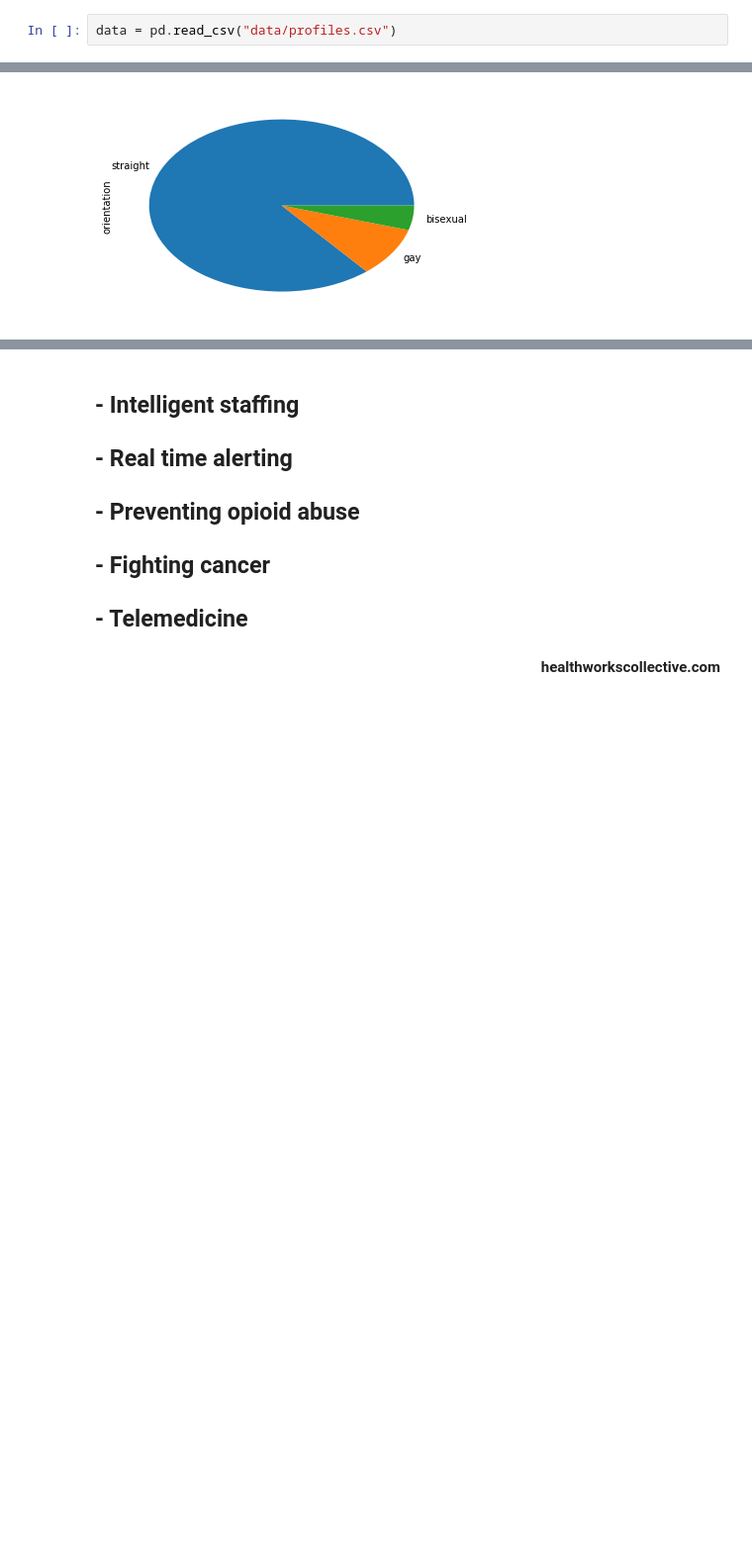
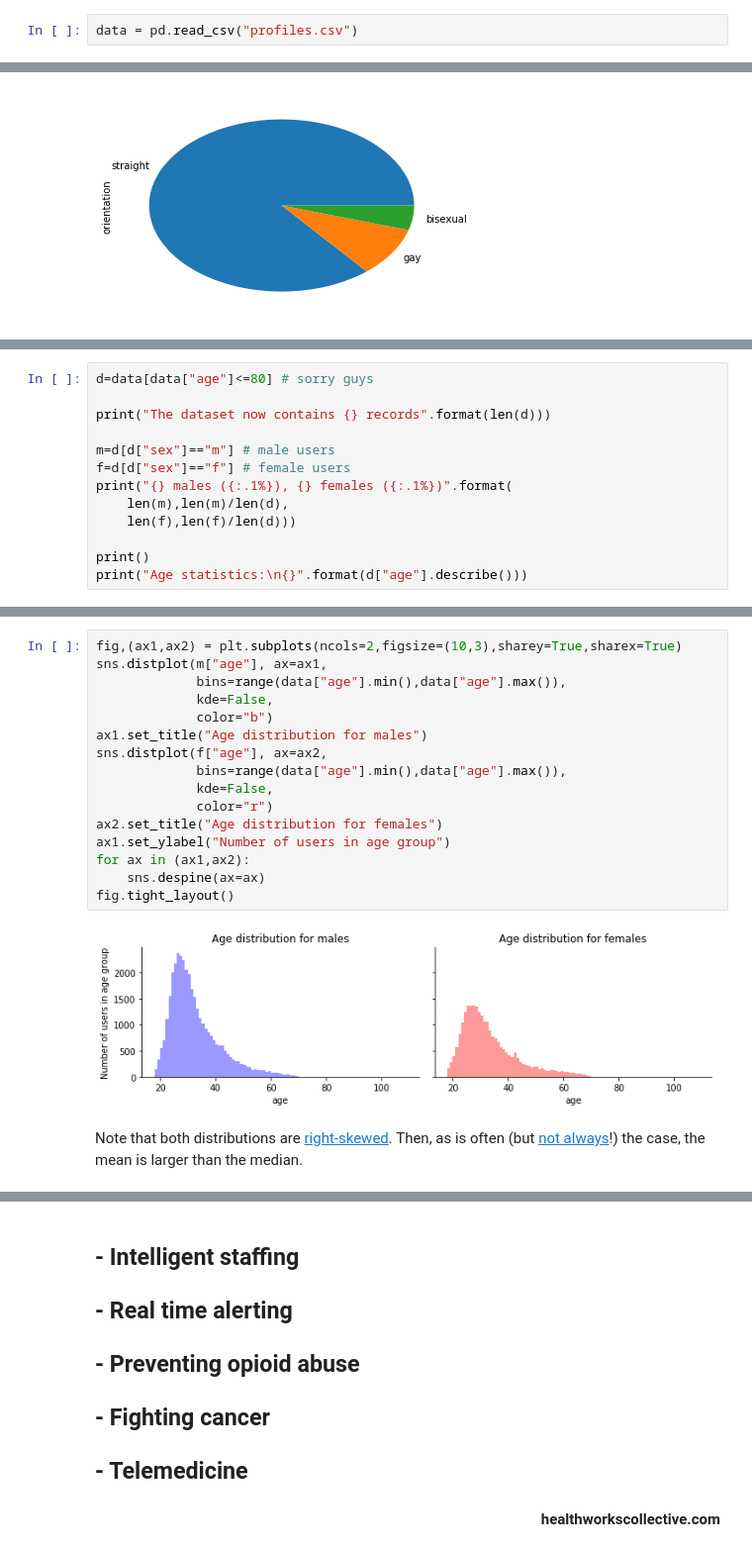
Before and after one commit to marcoag/hacking-online-dating, a Jupyter notebook: Data Science Workshop - Upcode Academy.ipynb, the cells around one changed output, grey strips where cells are left out. Shown at 99% size. Drawn from its saved outputs; the diff is of its cells as text; blank space fills up the shorter version.

```diff
--- a/Data Science Workshop - Upcode Academy.ipynb
+++ b/Data Science Workshop - Upcode Academy.ipynb
@@ -61,5 +278,5 @@ import pandas as pd
 # %%
-data = pd.read_csv("data/profiles.csv")
+data = pd.read_csv("profiles.csv")
 # %%
 data.tail()
 # %% [output]
@@ -154,0 +381,13 @@ data['height'].plot
+# %%
+d=data[data["age"]<=80] # sorry guys
+
+print("The dataset now contains {} records".format(len(d)))
+
+m=d[d["sex"]=="m"] # male users
+f=d[d["sex"]=="f"] # female users
+print("{} males ({:.1%}), {} females ({:.1%})".format(
+    len(m),len(m)/len(d),
+    len(f),len(f)/len(d)))
+
+print()
+print("Age statistics:\n{}".format(d["age"].describe()))
@@ -154,0 +408,20 @@ data['height'].plot
+# %%
+fig,(ax1,ax2) = plt.subplots(ncols=2,figsize=(10,3),sharey=True,sharex=True)
+sns.distplot(m["age"], ax=ax1,
+             bins=range(data["age"].min(),data["age"].max()),
+             kde=False,
+             color="b")
+ax1.set_title("Age distribution for males")
+sns.distplot(f["age"], ax=ax2,
+             bins=range(data["age"].min(),data["age"].max()),
+             kde=False,
+             color="r")
+ax2.set_title("Age distribution for females")
+ax1.set_ylabel("Number of users in age group")
+for ax in (ax1,ax2):
+    sns.despine(ax=ax)
+fig.tight_layout()
+# %% [output]
+[figure, added]
+# %% [markdown]
+Note that both distributions are [right-skewed](https://en.wikipedia.org/wiki/Skewness).  Then, as is often (but [not always](http://ww2.amstat.org/publications/jse/v13n2/vonhippel.html)!) the case, the mean is larger than the median.
```
Also changed, not shown: parts of 78 cells of this notebook, 13 other files.
